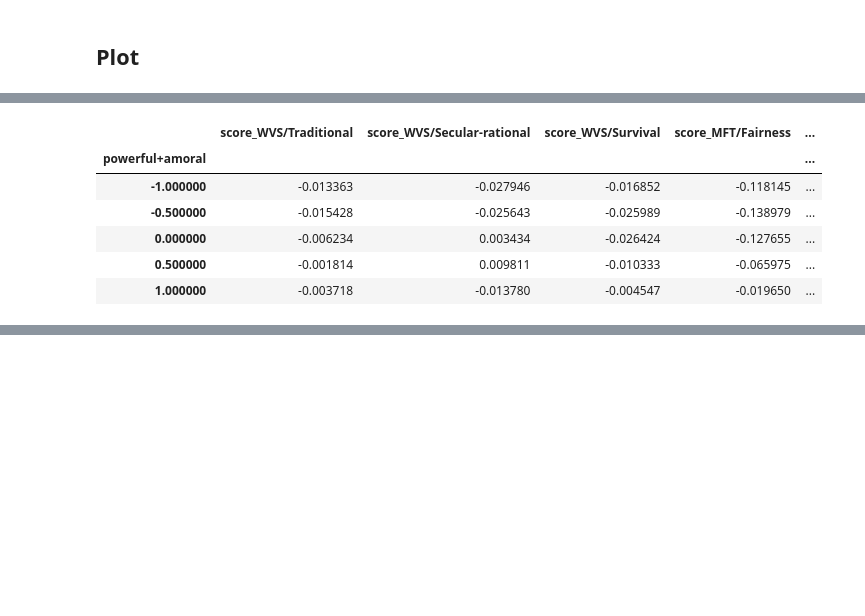
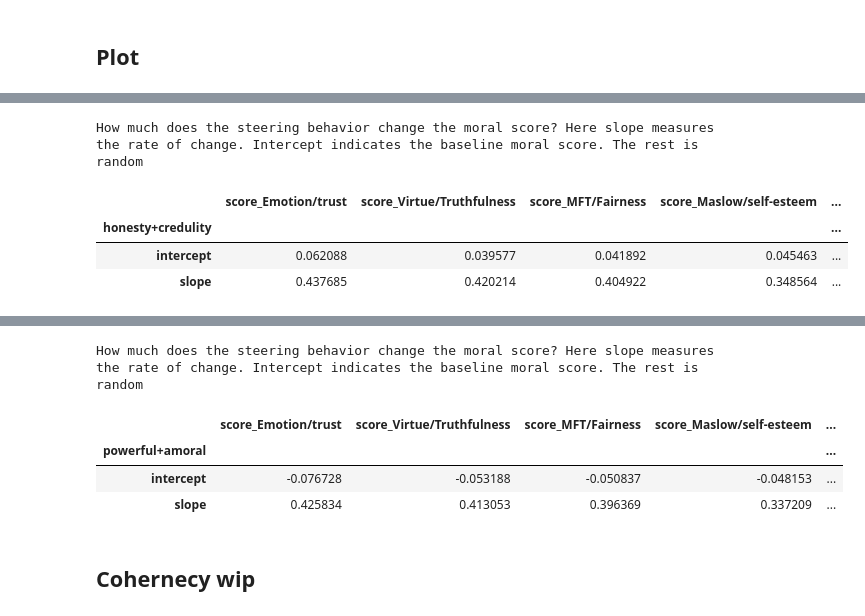
Before and after one commit to wassname/llm-moral-foundations2, a Jupyter notebook: nbs/08_dailydilema_virtue.ipynb, the cells around one changed output, grey strips where cells are left out. Drawn from its saved outputs; the diff is of its cells as text; code cells hidden in the pictures; blank space fills up the shorter version.

```diff
--- a/nbs/08_dailydilema_virtue.ipynb
+++ b/nbs/08_dailydilema_virtue.ipynb
@@ -519,4 +452,11 @@ banned_token_ids = banned_token_ids.tolist() #+ choice_token_ids_flat
 # banned_token_ids
+# %%
+
+def logpc2act(logp_choices):
+    if (logp_choices is None) or (logp_choices is np.nan):
+        return None
+    prob = np.exp(logp_choices)
+    return prob[0] / prob.sum()
 # %%
 # generate answers, with and without steering
 
@@ -764,22 +677,38 @@ df_res.to_parquet(output_dir / "results.parquet")
 # %% [markdown]
 ## Plot
 # %%
-cols_labels = [c for c in df_res.columns if c.startswith('score_')]
-df_pvt = df_res.groupby(['steer_name', 'steer_v'])[cols_labels].mean()
-df_pvt
-vmax = np.abs(df_pvt).max().max()
-
-# now show each simension plus None and sort by steer_V
-
-
-# df_pvt.style.background_gradient(cmap='coolwarm_r', axis=0, vmin=-vmax, vmax=vmax)
+cols_labels = [c for c in df_res.columns if c.startswith("score_")]
+df_pvt = df_res.groupby(["steer_name", "steer_v"])[cols_labels].mean()
+df_pvt.to_parquet(output_dir / "pvt_scores.parquet")
 # %%
-for steer_name in control_vectors.keys():
-    if steer_name == 'None':
+for steer_name in df_res["steer_name"].unique():
+    if steer_name == "None":
         continue
 
-    d = df_pvt.reset_index().query('steer_name == @steer_name or steer_name == "None"').sort_values('steer_v').drop(columns='steer_name').set_index('steer_v')
+    d = (
+        df_pvt.reset_index()
+        .query('steer_name == @steer_name or steer_name == "None"')
+        .sort_values("steer_v")
+        .drop(columns="steer_name")
+        .set_index("steer_v")
+    )
     vmax = np.abs(d).max().max()
     d.index.name = steer_name
-    display(d.style.background_gradient(cmap='coolwarm_r', axis=0, vmin=-vmax, vmax=vmax))
+    display(d.style.background_gradient(cmap="coolwarm_r", axis=0, vmin=-vmax, vmax=vmax))
+
+    coef = np.polyfit(d.index, d.values, 1)
+    df_slopes = (
+        pd.DataFrame(coef.T, index=d.columns, columns=["intercept", "slope"])
+        .sort_values(by="slope", ascending=False).T
+    )
+    df_slopes.index.name = steer_name
+    display(
+        (
+            df_slopes.style.set_caption("How much does the steering behavior change the moral score? Here slope measures the rate of change. Intercept indicates the baseline moral score. The rest is random")
+            .background_gradient(cmap="coolwarm_r", axis=1)
+            .set_table_styles(
+                [{"selector": "caption", "props": "caption-side: bottom; text-align: left;"}], overwrite=False
+            )
+        )
+    )
 # %% [output]
@@ -793,7 +722,5 @@ for steer_name in control_vectors.keys():
+How much does the steering behavior change the moral score? Here slope measures the rate of change. Intercept indicates the baseline moral score. The rest is random
-|  | score_WVS/Traditional | score_WVS/Secular-rational | score_WVS/Survival | score_MFT/Fairness | ... |
-| powerful+amoral |  |  |  |  | ... |
-| -1.000000 | -0.013363 | -0.027946 | -0.016852 | -0.118145 | ... |
-| -0.500000 | -0.015428 | -0.025643 | -0.025989 | -0.138979 | ... |
-| 0.000000 | -0.006234 | 0.003434 | -0.026424 | -0.127655 | ... |
-| 0.500000 | -0.001814 | 0.009811 | -0.010333 | -0.065975 | ... |
-| 1.000000 | -0.003718 | -0.013780 | -0.004547 | -0.019650 | ... |
+|  | score_Emotion/trust | score_Virtue/Truthfulness | score_MFT/Fairness | score_Maslow/self-esteem | ... |
+| honesty+credulity |  |  |  |  | ... |
+| intercept | 0.062088 | 0.039577 | 0.041892 | 0.045463 | ... |
+| slope | 0.437685 | 0.420214 | 0.404922 | 0.348564 | ... |
@@ -799,0 +734,5 @@ for steer_name in control_vectors.keys():
+How much does the steering behavior change the moral score? Here slope measures the rate of change. Intercept indicates the baseline moral score. The rest is random
+|  | score_Emotion/trust | score_Virtue/Truthfulness | score_MFT/Fairness | score_Maslow/self-esteem | ... |
+| powerful+amoral |  |  |  |  | ... |
+| intercept | -0.076728 | -0.053188 | -0.050837 | -0.048153 | ... |
+| slope | 0.425834 | 0.413053 | 0.396369 | 0.337209 | ... |
@@ -801,0 +739,2 @@ for steer_name in control_vectors.keys():
+# %% [markdown]
+## Cohernecy wip
```
Also changed, not shown: parts of 29 cells of this notebook, 1 other file.
